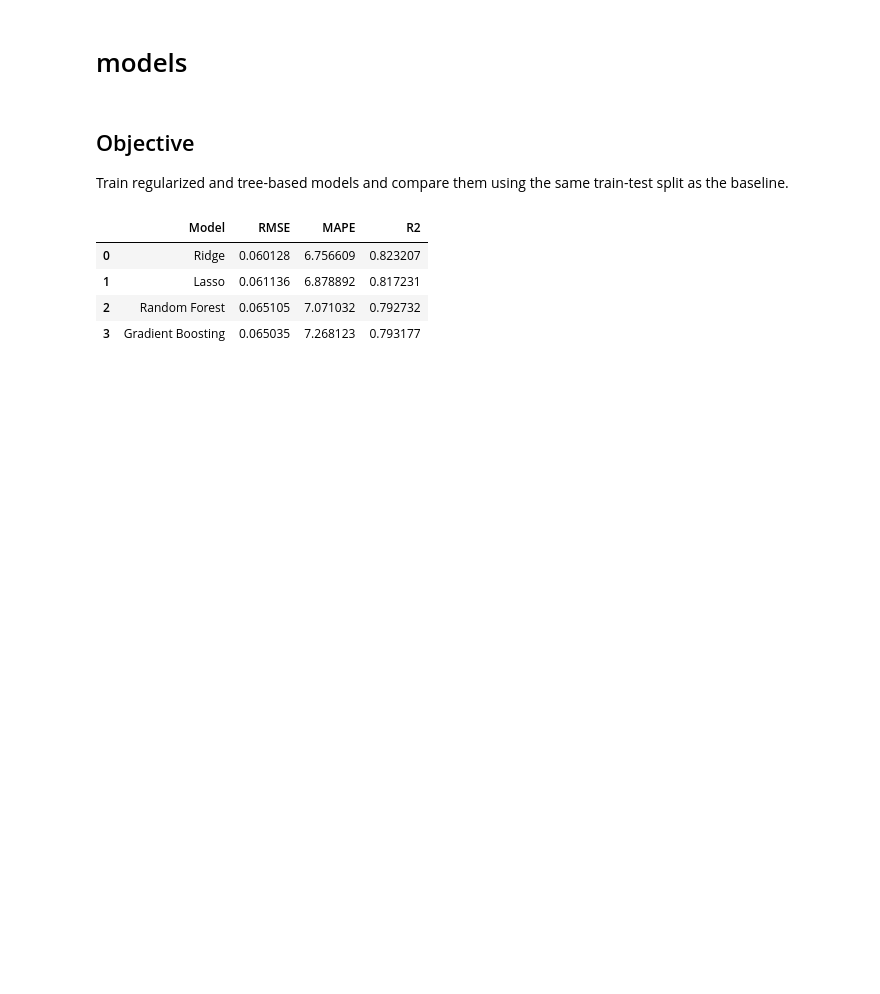
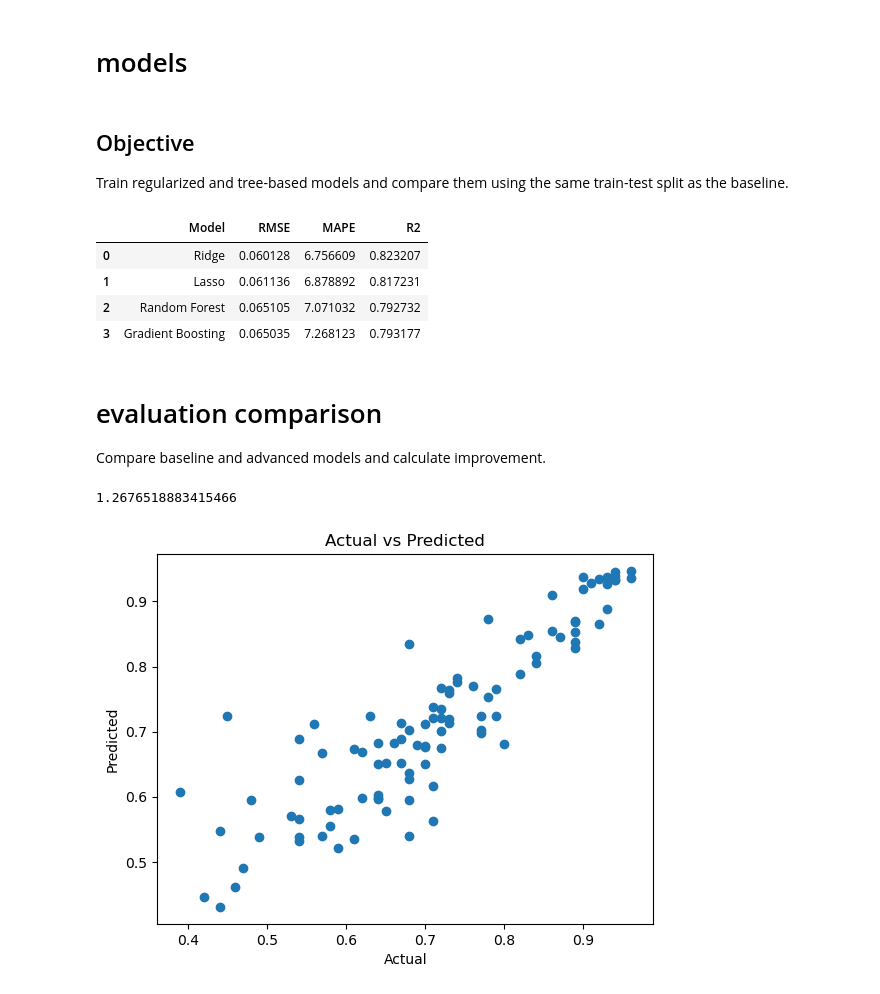
Before and after one commit to ankitamohapatra0406/admission-accuracy-improvement, a Jupyter notebook: notebooks/admission_predict.ipynb, the cells around one changed output. Cells and saved outputs as stored; diff of their text form; code cells hidden in the pictures; blank space fills up the shorter version.

Commit message:
Evaluate performance improvement and comparison plots

```diff
--- a/notebooks/admission_predict.ipynb
+++ b/notebooks/admission_predict.ipynb
@@ -307,3 +309,6 @@ results
 | 1 | Lasso | 0.061136 | 6.878892 | 0.817231 |
 | 2 | Random Forest | 0.065105 | 7.071032 | 0.792732 |
 | 3 | Gradient Boosting | 0.065035 | 7.268123 | 0.793177 |
+# %% [markdown]
+# evaluation comparison
+Compare baseline and advanced models and calculate improvement.
@@ -309,0 +323,14 @@ results
+# %%
+improvement = ((baseline_rmse - new_rmse) / baseline_rmse) * 100
+improvement
+# %% [output]
+1.2676518883415466
+# %%
+plt.figure()
+plt.scatter(y_test, best_gb.predict(X_test))
+plt.xlabel("Actual")
+plt.ylabel("Predicted")
+plt.title("Actual vs Predicted")
+plt.show()
+# %% [output]
+[figure, added]
```
Also changed, not shown: parts of 4 cells of this notebook.
